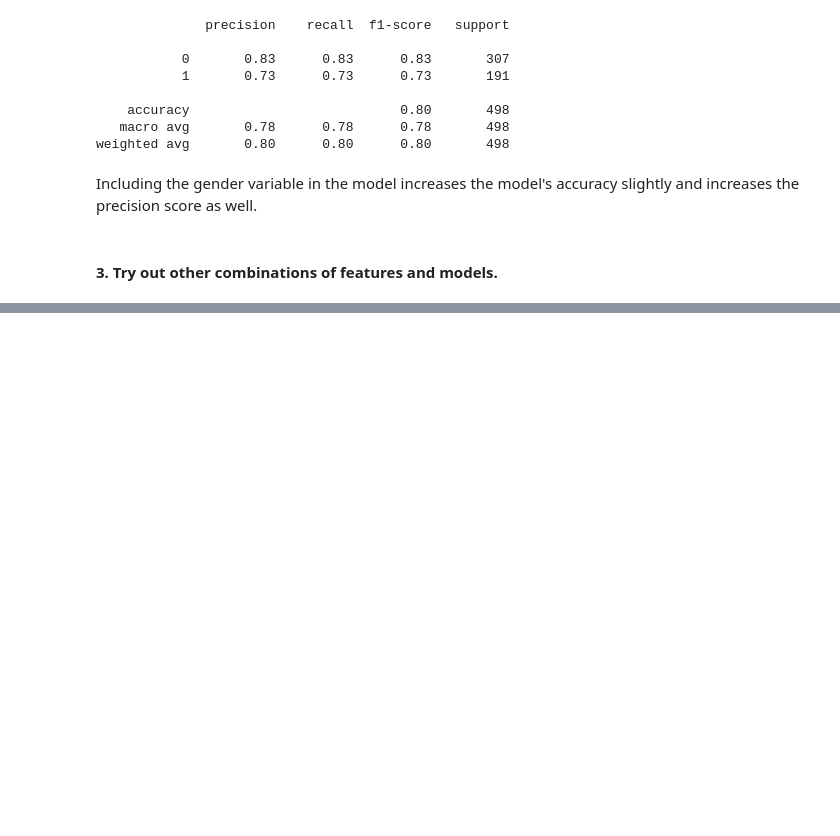
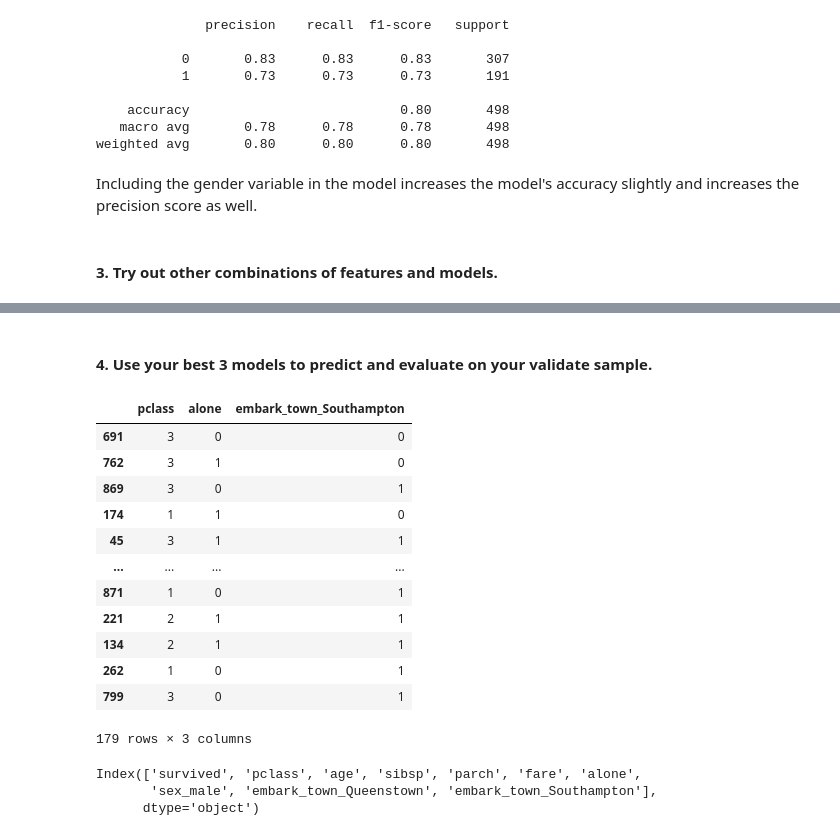
Before and after one commit to mariamnaqvi/classification-exercises, a Jupyter notebook: model.ipynb, the cells around one changed output, grey strips where cells are left out. Saved outputs shown, nothing was run; the diff lists cells and outputs as text; code cells hidden in the pictures; blank space fills up the shorter version.

```diff
--- a/model.ipynb
+++ b/model.ipynb
@@ -848,0 +871,2 @@ Including the gender variable in the model increases the model's accuracy slight
+# %%
+train = train.drop(columns=['baseline'])
@@ -848,0 +927,9 @@ Including the gender variable in the model increases the model's accuracy slight
+# %%
+X_train = train.drop(columns = ['survived','age', 'sibsp', 'parch', 'fare','sex_male', 'embark_town_Queenstown'])
+y_train = train.survived
+
+X_validate = validate.drop(columns=['survived','age', 'sibsp', 'parch', 'fare','sex_male', 'embark_town_Queenstown'])
+y_validate = validate.survived
+
+X_test = test.drop(columns=['survived','age', 'sibsp', 'parch', 'fare','sex_male', 'embark_town_Queenstown'])
+y_test = test.survived
@@ -848,0 +966,25 @@ Including the gender variable in the model increases the model's accuracy slight
+# %% [markdown]
+#### 4. Use your best 3 models to predict and evaluate on your validate sample.
+# %%
+train.head()
+X_validate
+# %% [output]
+|  | pclass | alone | embark_town_Southampton |
+| 691 | 3 | 0 | 0 |
+| 762 | 3 | 1 | 0 |
+| 869 | 3 | 0 | 1 |
+| 174 | 1 | 1 | 0 |
+| 45 | 3 | 1 | 1 |
+| ... | ... | ... | ... |
+| 871 | 1 | 0 | 1 |
+| 221 | 2 | 1 | 1 |
+| 134 | 2 | 1 | 1 |
+| 262 | 1 | 0 | 1 |
+| 799 | 3 | 0 | 1 |
+179 rows × 3 columns
+# %%
+train.columns
+# %% [output]
+Index(['survived', 'pclass', 'age', 'sibsp', 'parch', 'fare', 'alone',
+       'sex_male', 'embark_town_Queenstown', 'embark_town_Southampton'],
+      dtype='object')
```
Also changed, not shown: parts of 25 cells of this notebook.
